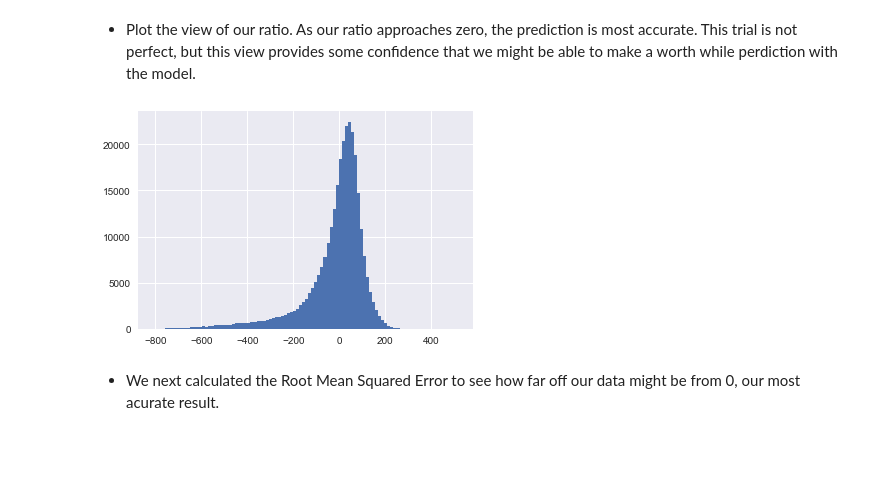
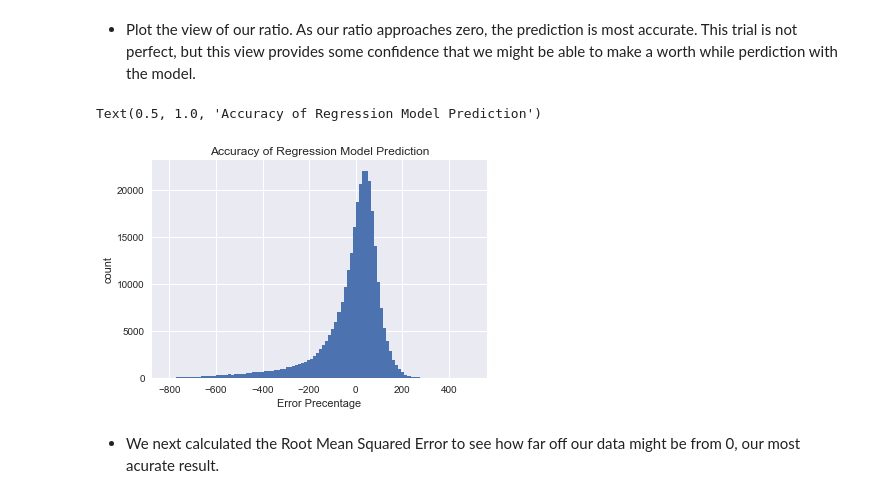
Before and after one commit to MarcSchneider71/SocialMediaReach, a Jupyter notebook: impressions_est_initial_trial.ipynb, the cells around one changed output. Drawn from its saved outputs; the diff is of its cells as text; code cells hidden in the pictures; blank space fills up the shorter version.

```diff
--- a/impressions_est_initial_trial.ipynb
+++ b/impressions_est_initial_trial.ipynb
@@ -366,8 +370,12 @@ df2['diff_ratio'] = (df2.reach_diff / df2.reach)*100
 - Plot the view of our ratio. As our ratio approaches zero, the prediction is most accurate. This trial is not perfect, but this view provides some confidence that we might be able to make a worth while perdiction with the model.
 # %%
 x = plt.hist(df2.diff_ratio, bins = 100)
+plt.xlabel('Error Precentage')
+plt.ylabel('count')
+plt.title('Accuracy of Regression Model Prediction')
 # %% [output]
+Text(0.5, 1.0, 'Accuracy of Regression Model Prediction')
-[figure, old version]
+[figure, new version]
 # %% [markdown]
 - We next calculated the Root Mean Squared Error to see how far off our data might be from 0, our most acurate result.
 # %%
```
Also changed, not shown: parts of 13 cells of this notebook, 3 other files.
